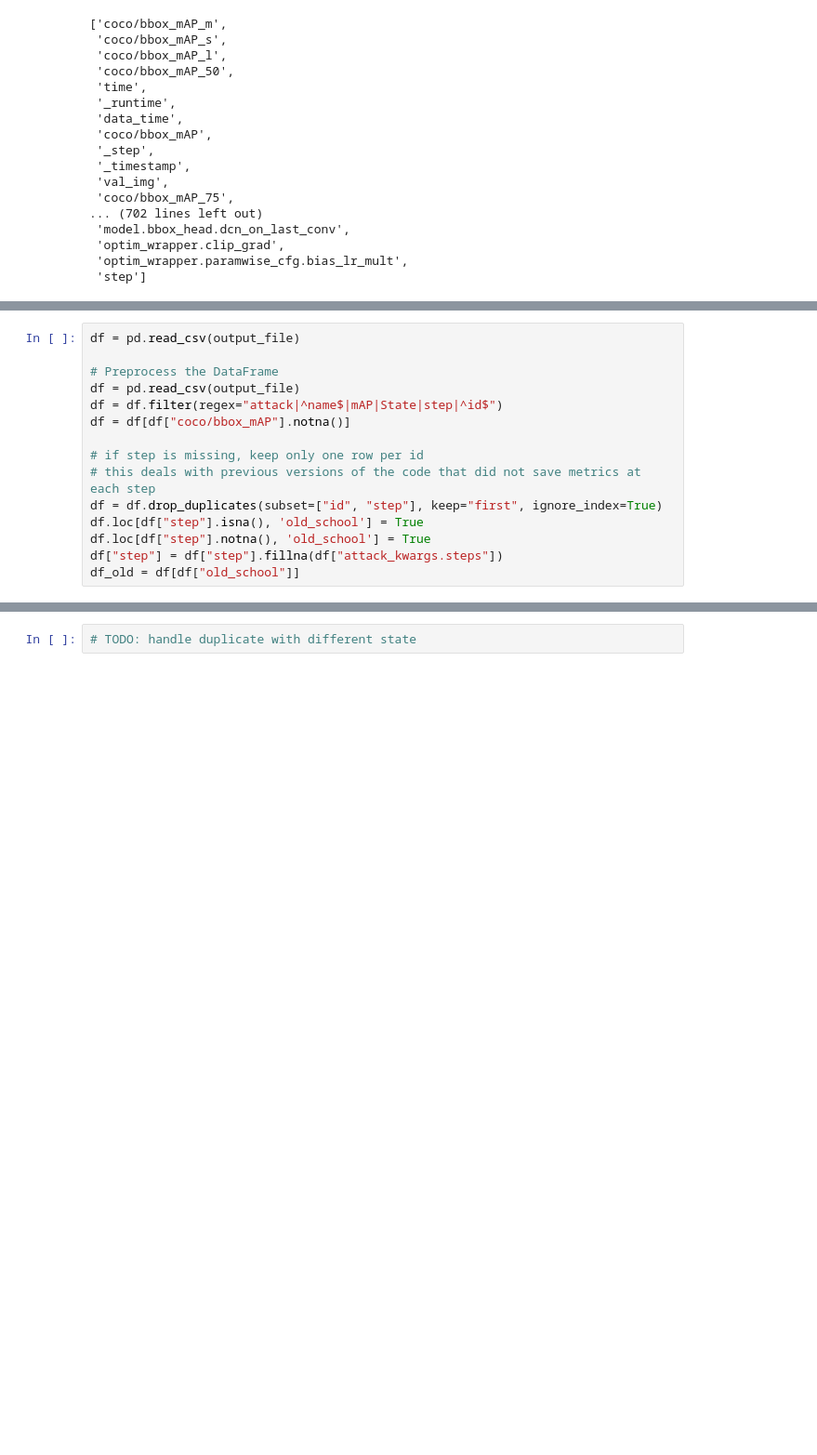
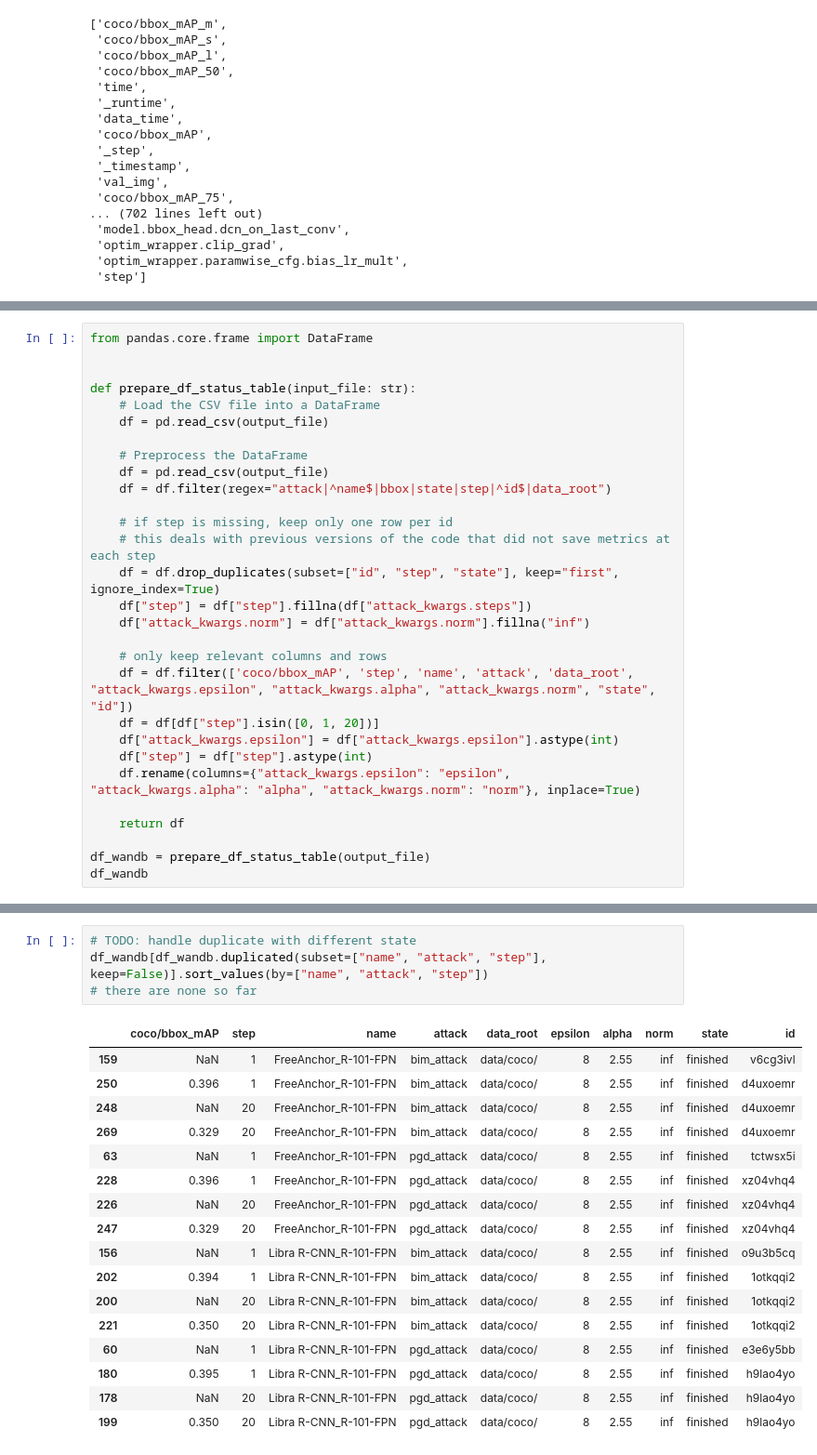
Before and after one commit to shashankskagnihotri/benchmarking_robustness, a Jupyter notebook: object_detection/vis_results.ipynb, the cells around one changed output, grey strips where cells are left out. Shown at 93% size. Saved outputs shown, nothing was run; the diff lists cells and outputs as text; blank space fills up the shorter version.

Commit message:
feat: account for every step evaluation for the attack plots

```diff
--- a/object_detection/vis_results.ipynb
+++ b/object_detection/vis_results.ipynb
@@ -109,15 +162,29 @@ df.columns.tolist()
 # %%
-df = pd.read_csv(output_file)
+from pandas.core.frame import DataFrame
 
-# Preprocess the DataFrame
-df = pd.read_csv(output_file)
-df = df.filter(regex="attack|^name$|mAP|State|step|^id$")
-df = df[df["coco/bbox_mAP"].notna()]
 
-# if step is missing, keep only one row per id
-# this deals with previous versions of the code that did not save metrics at each step
-df = df.drop_duplicates(subset=["id", "step"], keep="first", ignore_index=True)
-df.loc[df["step"].isna(), 'old_school'] = True
-df.loc[df["step"].notna(), 'old_school'] = True
-df["step"] = df["step"].fillna(df["attack_kwargs.steps"])
-df_old = df[df["old_school"]]
+def prepare_df_status_table(input_file: str):
+    # Load the CSV file into a DataFrame
+    df = pd.read_csv(output_file)
+
+    # Preprocess the DataFrame
+    df = pd.read_csv(output_file)
+    df = df.filter(regex="attack|^name$|bbox|state|step|^id$|data_root")
+
+    # if step is missing, keep only one row per id
+    # this deals with previous versions of the code that did not save metrics at each step
+    df = df.drop_duplicates(subset=["id", "step", "state"], keep="first", ignore_index=True)
+    df["step"] = df["step"].fillna(df["attack_kwargs.steps"])
+    df["attack_kwargs.norm"] = df["attack_kwargs.norm"].fillna("inf")
+
+    # only keep relevant columns and rows
+    df = df.filter(['coco/bbox_mAP', 'step', 'name', 'attack', 'data_root', "attack_kwargs.epsilon", "attack_kwargs.alpha", "attack_kwargs.norm", "state", "id"])
+    df = df[df["step"].isin([0, 1, 20])]
+    df["attack_kwargs.epsilon"] = df["attack_kwargs.epsilon"].astype(int)
+    df["step"] = df["step"].astype(int)
+    df.rename(columns={"attack_kwargs.epsilon": "epsilon", "attack_kwargs.alpha": "alpha", "attack_kwargs.norm": "norm"}, inplace=True)
+
+    return df
+
+df_wandb = prepare_df_status_table(output_file)
+df_wandb
@@ -247,5 +205,25 @@ df
-# %%
-# TODO: handle duplicate with different state
+# %%
+# TODO: handle duplicate with different state
+df_wandb[df_wandb.duplicated(subset=["name", "attack", "step"], keep=False)].sort_values(by=["name", "attack", "step"])
+# there are none so far
+# %% [output]
+|  | coco/bbox_mAP | step | name | attack | data_root | epsilon | alpha | norm | state | id |
+| 159 | NaN | 1 | FreeAnchor_R-101-FPN | bim_attack | data/coco/ | 8 | 2.55 | inf | finished | v6cg3ivl |
+| 250 | 0.396 | 1 | FreeAnchor_R-101-FPN | bim_attack | data/coco/ | 8 | 2.55 | inf | finished | d4uxoemr |
+| 248 | NaN | 20 | FreeAnchor_R-101-FPN | bim_attack | data/coco/ | 8 | 2.55 | inf | finished | d4uxoemr |
+| 269 | 0.329 | 20 | FreeAnchor_R-101-FPN | bim_attack | data/coco/ | 8 | 2.55 | inf | finished | d4uxoemr |
+| 63 | NaN | 1 | FreeAnchor_R-101-FPN | pgd_attack | data/coco/ | 8 | 2.55 | inf | finished | tctwsx5i |
+| 228 | 0.396 | 1 | FreeAnchor_R-101-FPN | pgd_attack | data/coco/ | 8 | 2.55 | inf | finished | xz04vhq4 |
+| 226 | NaN | 20 | FreeAnchor_R-101-FPN | pgd_attack | data/coco/ | 8 | 2.55 | inf | finished | xz04vhq4 |
+| 247 | 0.329 | 20 | FreeAnchor_R-101-FPN | pgd_attack | data/coco/ | 8 | 2.55 | inf | finished | xz04vhq4 |
+| 156 | NaN | 1 | Libra R-CNN_R-101-FPN | bim_attack | data/coco/ | 8 | 2.55 | inf | finished | o9u3b5cq |
+| 202 | 0.394 | 1 | Libra R-CNN_R-101-FPN | bim_attack | data/coco/ | 8 | 2.55 | inf | finished | 1otkqqi2 |
+| 200 | NaN | 20 | Libra R-CNN_R-101-FPN | bim_attack | data/coco/ | 8 | 2.55 | inf | finished | 1otkqqi2 |
+| 221 | 0.350 | 20 | Libra R-CNN_R-101-FPN | bim_attack | data/coco/ | 8 | 2.55 | inf | finished | 1otkqqi2 |
+| 60 | NaN | 1 | Libra R-CNN_R-101-FPN | pgd_attack | data/coco/ | 8 | 2.55 | inf | finished | e3e6y5bb |
+| 180 | 0.395 | 1 | Libra R-CNN_R-101-FPN | pgd_attack | data/coco/ | 8 | 2.55 | inf | finished | h9lao4yo |
+| 178 | NaN | 20 | Libra R-CNN_R-101-FPN | pgd_attack | data/coco/ | 8 | 2.55 | inf | finished | h9lao4yo |
+| 199 | 0.350 | 20 | Libra R-CNN_R-101-FPN | pgd_attack | data/coco/ | 8 | 2.55 | inf | finished | h9lao4yo |
 # %%
 import pandas as pd
 import itertools
```
Also changed, not shown: parts of 18 cells of this notebook.
